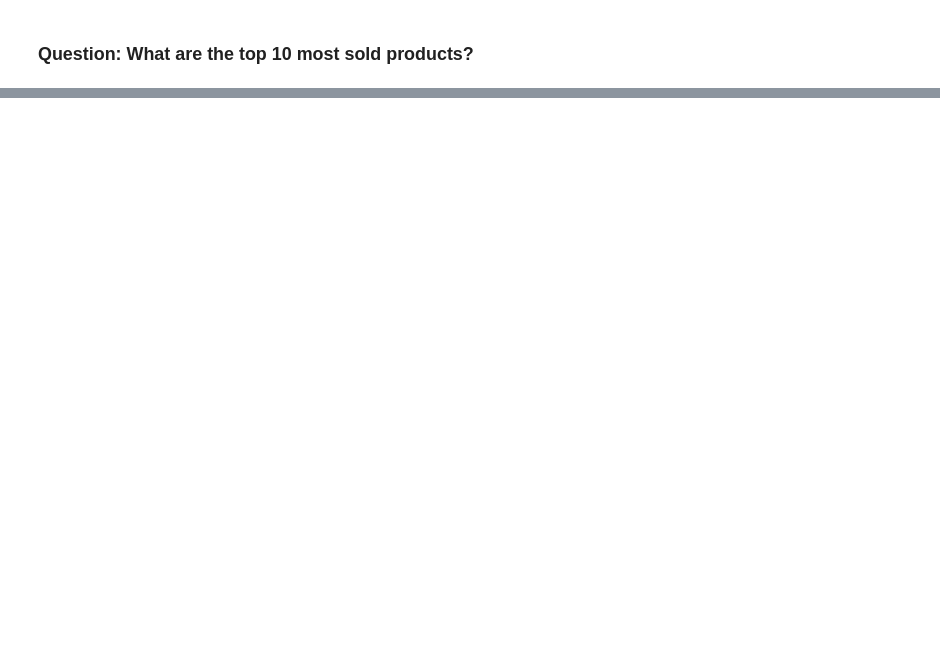
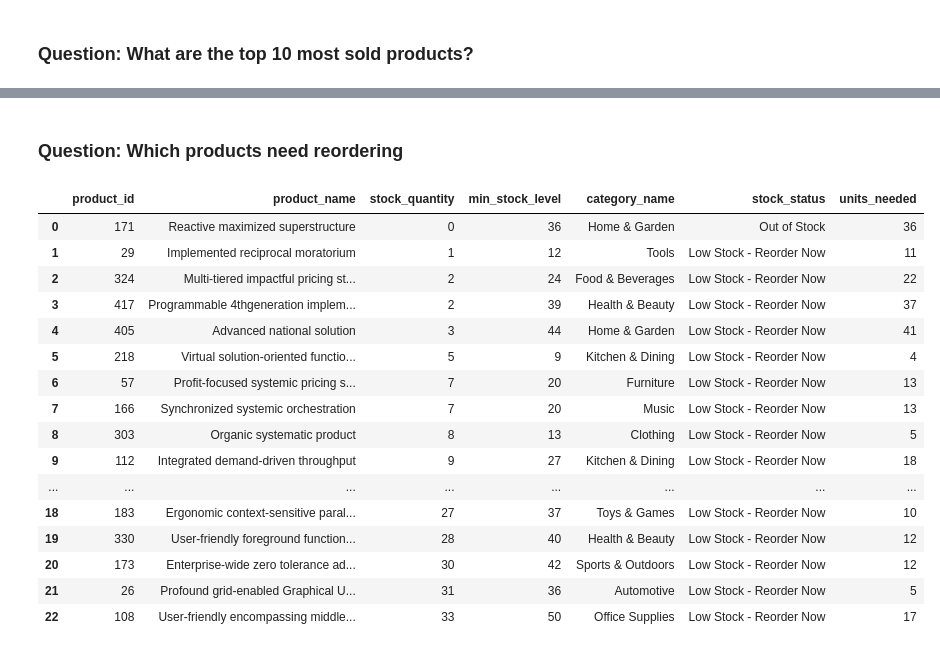
Before and after one commit to brunobrsr1/sales-project, a Jupyter notebook: analysis.ipynb, the cells around one changed output, grey strips where cells are left out. Drawn from its saved outputs; the diff is of its cells as text; code cells hidden in the pictures; blank space fills up the shorter version.

```diff
--- a/analysis.ipynb
+++ b/analysis.ipynb
@@ -78,0 +122,38 @@ plt.show()
+# %% [markdown]
+### Question: Which products need reordering
+# %%
+low_stock_products = pd.read_sql("""
+SELECT
+  products.product_id,
+  products.product_name,
+  products.stock_quantity,
+  products.min_stock_level,
+  categories.category_name,
+  CASE
+	  WHEN products.stock_quantity <= 0 THEN 'Out of Stock'
+	  WHEN products.stock_quantity <= products.min_stock_level THEN 'Low Stock - Reorder Now'
+  END AS stock_status,
+  (products.min_stock_level - products.stock_quantity) AS units_needed
+FROM products
+JOIN categories ON  products.category_id = categories.category_id
+WHERE is_active = 1 AND stock_quantity <= min_stock_level
+ORDER BY products.stock_quantity ASC;
+""", con=engine)
+# %% [output]
+|  | product_id | product_name | stock_quantity | min_stock_level | category_name | stock_status | units_needed |
+| 0 | 171 | Reactive maximized superstructure | 0 | 36 | Home & Garden | Out of Stock | 36 |
+| 1 | 29 | Implemented reciprocal moratorium | 1 | 12 | Tools | Low Stock - Reorder Now | 11 |
+| 2 | 324 | Multi-tiered impactful pricing st... | 2 | 24 | Food & Beverages | Low Stock - Reorder Now | 22 |
+| 3 | 417 | Programmable 4thgeneration implem... | 2 | 39 | Health & Beauty | Low Stock - Reorder Now | 37 |
+| 4 | 405 | Advanced national solution | 3 | 44 | Home & Garden | Low Stock - Reorder Now | 41 |
+| 5 | 218 | Virtual solution-oriented functio... | 5 | 9 | Kitchen & Dining | Low Stock - Reorder Now | 4 |
+| 6 | 57 | Profit-focused systemic pricing s... | 7 | 20 | Furniture | Low Stock - Reorder Now | 13 |
+| 7 | 166 | Synchronized systemic orchestration | 7 | 20 | Music | Low Stock - Reorder Now | 13 |
+| 8 | 303 | Organic systematic product | 8 | 13 | Clothing | Low Stock - Reorder Now | 5 |
+| 9 | 112 | Integrated demand-driven throughput | 9 | 27 | Kitchen & Dining | Low Stock - Reorder Now | 18 |
+| ... | ... | ... | ... | ... | ... | ... | ... |
+| 18 | 183 | Ergonomic context-sensitive paral... | 27 | 37 | Toys & Games | Low Stock - Reorder Now | 10 |
+| 19 | 330 | User-friendly foreground function... | 28 | 40 | Health & Beauty | Low Stock - Reorder Now | 12 |
+| 20 | 173 | Enterprise-wide zero tolerance ad... | 30 | 42 | Sports & Outdoors | Low Stock - Reorder Now | 12 |
+| 21 | 26 | Profound grid-enabled Graphical U... | 31 | 36 | Automotive | Low Stock - Reorder Now | 5 |
+| 22 | 108 | User-friendly encompassing middle... | 33 | 50 | Office Supplies | Low Stock - Reorder Now | 17 |
```
Also changed, not shown: parts of 4 cells of this notebook.
